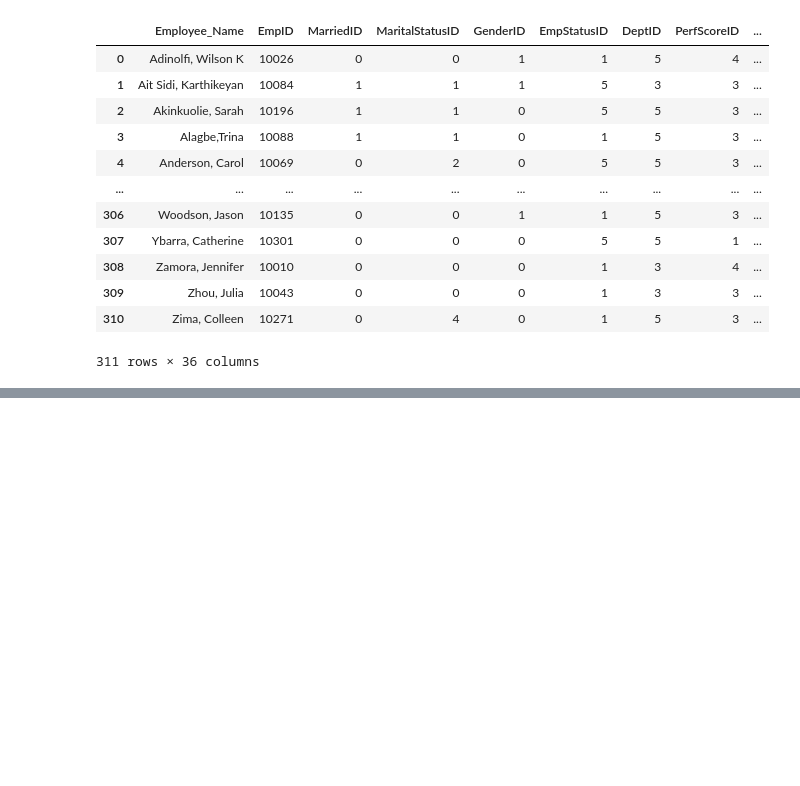
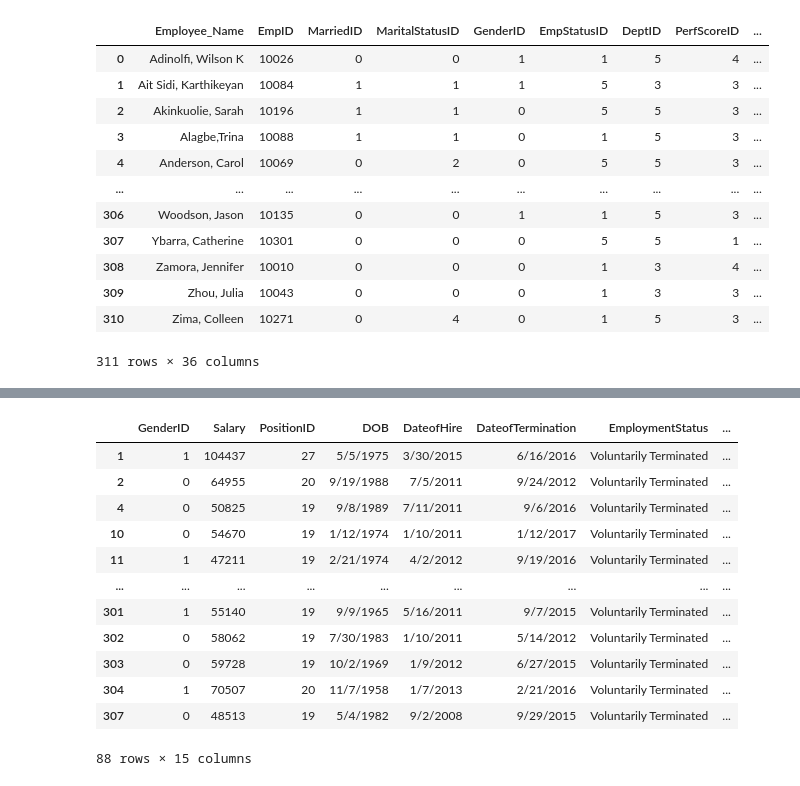
Before and after one commit to akazachk-teaching/Project-Group-5, a Jupyter notebook: project-code.ipynb, the cells around one changed output, grey strips where cells are left out. Saved outputs shown, nothing was run; the diff lists cells and outputs as text; code cells hidden in the pictures; blank space fills up the shorter version.

```diff
--- a/project-code.ipynb
+++ b/project-code.ipynb
@@ -71,3 +122,23 @@ data_cleaned
+# %%
+#Assign lation/hispanic descriptor an integer value
+latino_to_int = {'Yes':1,'No':0}
+data_cleaned['Latino_Int'] = data_cleaned['HispanicLatino'].map(latino_to_int)
+data_cleaned = data_cleaned.drop('HispanicLatino',axis=1)
+data_cleaned
+# %% [output]
+|  | GenderID | Salary | PositionID | DOB | DateofHire | DateofTermination | EmploymentStatus | ... |
+| 1 | 1 | 104437 | 27 | 5/5/1975 | 3/30/2015 | 6/16/2016 | Voluntarily Terminated | ... |
+| 2 | 0 | 64955 | 20 | 9/19/1988 | 7/5/2011 | 9/24/2012 | Voluntarily Terminated | ... |
+| 4 | 0 | 50825 | 19 | 9/8/1989 | 7/11/2011 | 9/6/2016 | Voluntarily Terminated | ... |
+| 10 | 0 | 54670 | 19 | 1/12/1974 | 1/10/2011 | 1/12/2017 | Voluntarily Terminated | ... |
+| 11 | 1 | 47211 | 19 | 2/21/1974 | 4/2/2012 | 9/19/2016 | Voluntarily Terminated | ... |
+| ... | ... | ... | ... | ... | ... | ... | ... | ... |
+| 301 | 1 | 55140 | 19 | 9/9/1965 | 5/16/2011 | 9/7/2015 | Voluntarily Terminated | ... |
+| 302 | 0 | 58062 | 19 | 7/30/1983 | 1/10/2011 | 5/14/2012 | Voluntarily Terminated | ... |
+| 303 | 0 | 59728 | 19 | 10/2/1969 | 1/9/2012 | 6/27/2015 | Voluntarily Terminated | ... |
+| 304 | 1 | 70507 | 20 | 11/7/1958 | 1/7/2013 | 2/21/2016 | Voluntarily Terminated | ... |
+| 307 | 0 | 48513 | 19 | 5/4/1982 | 9/2/2008 | 9/29/2015 | Voluntarily Terminated | ... |
+88 rows × 15 columns
 # %%
 #Find amount of time worked at the company
 import datetime
```
Also changed, not shown: parts of 11 cells of this notebook.
